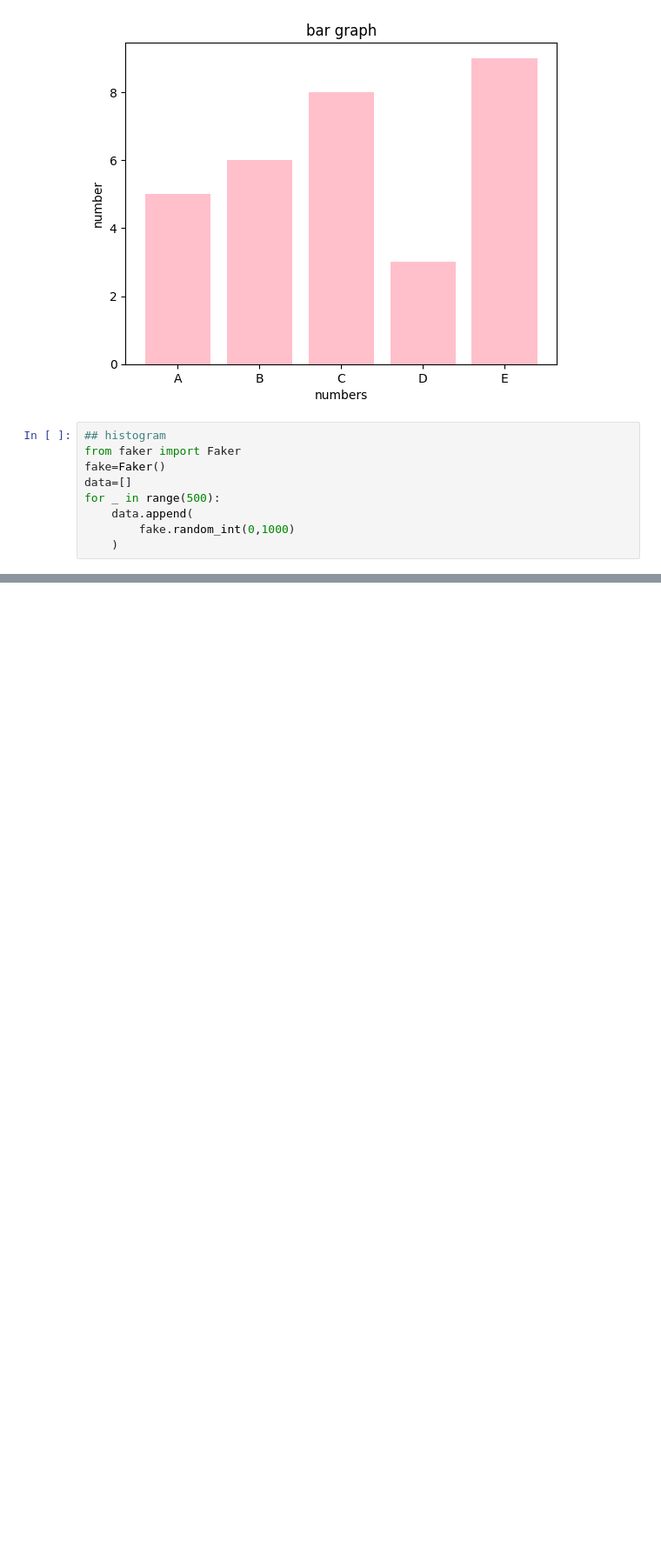
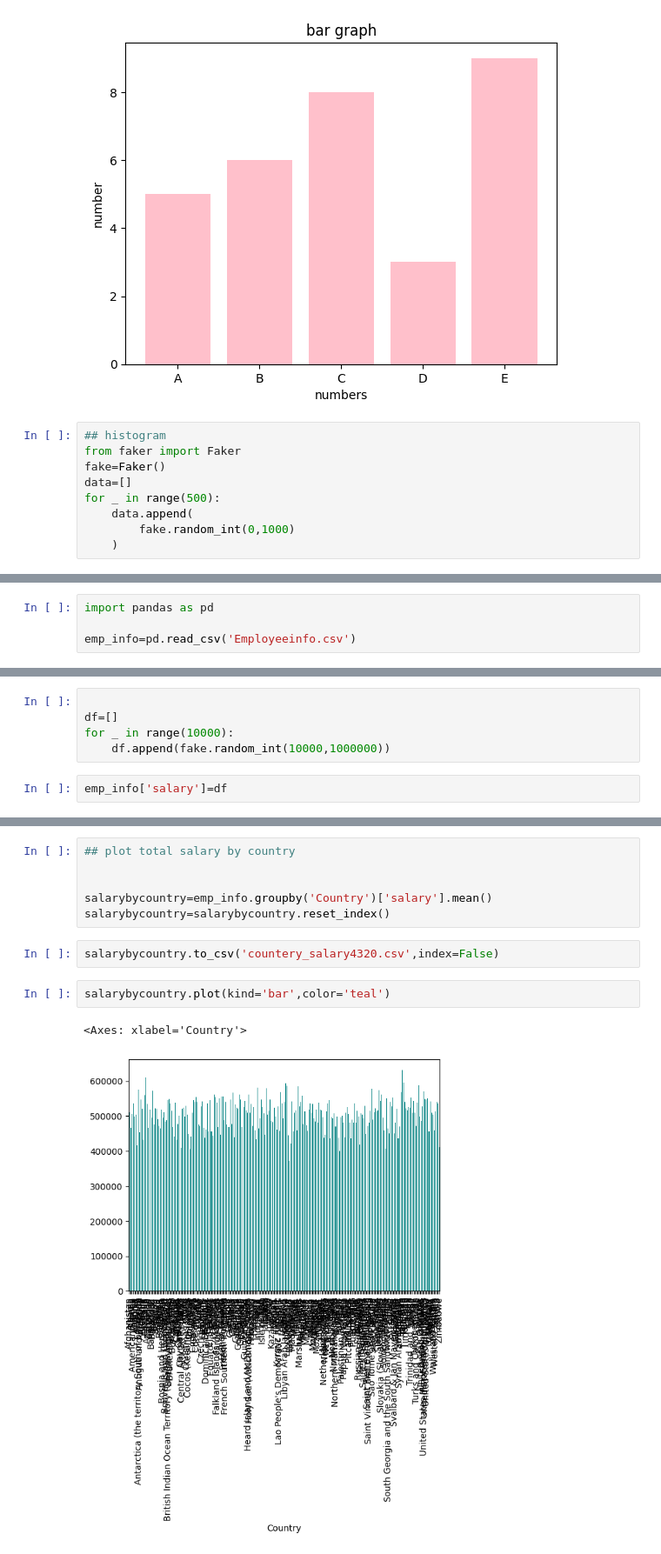
Before and after one commit to Keshavraj52/complete-machine-learning-course, a Jupyter notebook: pandas/matloblib.ipynb, the cells around one changed output, grey strips where cells are left out. Shown: that part at 87% size. Saved outputs shown, nothing was run; the diff lists cells and outputs as text; blank space fills up the shorter version.

```diff
--- a/pandas/matloblib.ipynb
+++ b/pandas/matloblib.ipynb
@@ -128,0 +154,4 @@ data
+# %%
+import pandas as pd
+
+emp_info=pd.read_csv('Employeeinfo.csv')
@@ -128,0 +174,7 @@ data
+# %%
+
+df=[]
+for _ in range(10000):
+    df.append(fake.random_int(10000,1000000))
+# %%
+emp_info['salary']=df
@@ -128,0 +210,13 @@ data
+# %%
+## plot total salary by country
+
+
+salarybycountry=emp_info.groupby('Country')['salary'].mean()
+salarybycountry=salarybycountry.reset_index()
+# %%
+salarybycountry.to_csv('countery_salary4320.csv',index=False)
+# %%
+salarybycountry.plot(kind='bar',color='teal')
+# %% [output]
+<Axes: xlabel='Country'>
+[figure, added]
```
Also changed, not shown: parts of 11 cells of this notebook, 4 other files.
